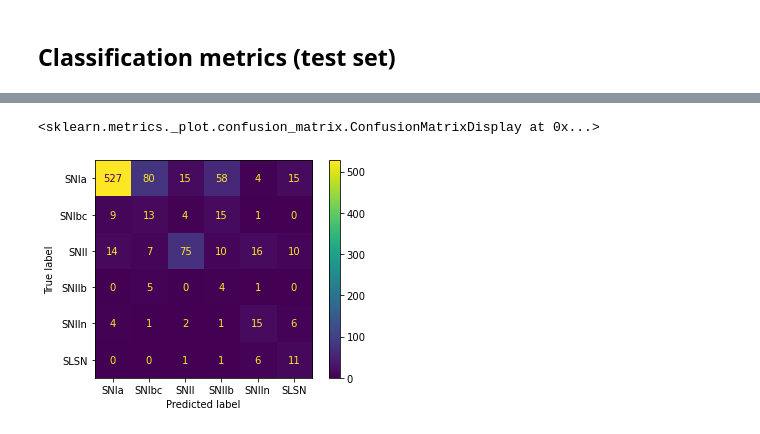
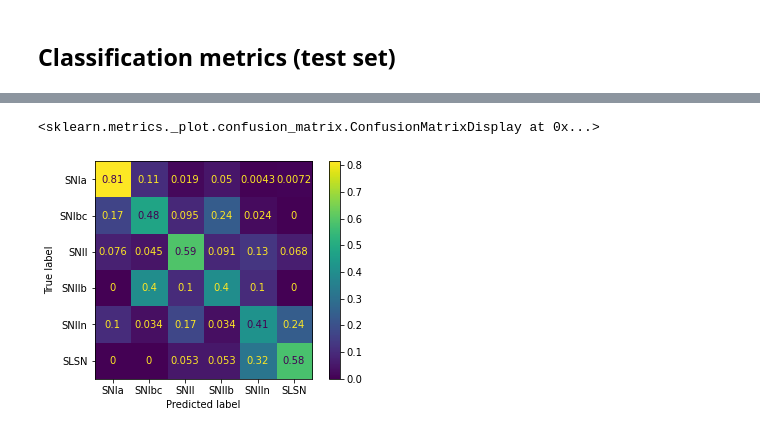
Before and after one commit to alercebroker/itt_2022, a Jupyter notebook: train_brf.ipynb, the cells around one changed output, grey strips where cells are left out. Cells and saved outputs as stored; diff of their text form; code cells hidden in the pictures.

```diff
--- a/train_brf.ipynb
+++ b/train_brf.ipynb
@@ -125,7 +195,7 @@ weighted avg       0.85      0.69      0.75       931
 # %%
-cm = confusion_matrix(a['grouped_class'], a[0], labels=labels)
+cm = confusion_matrix(a['grouped_class'], a[0], labels=labels, normalize='true')
 disp = ConfusionMatrixDisplay(confusion_matrix=cm, display_labels=labels)
 disp.plot()
 # %% [output]
 <sklearn.metrics._plot.confusion_matrix.ConfusionMatrixDisplay at 0x...>
-[figure, old version]
+[figure, new version]
```
Also changed, not shown: parts of 10 cells of this notebook, 6 other files.
